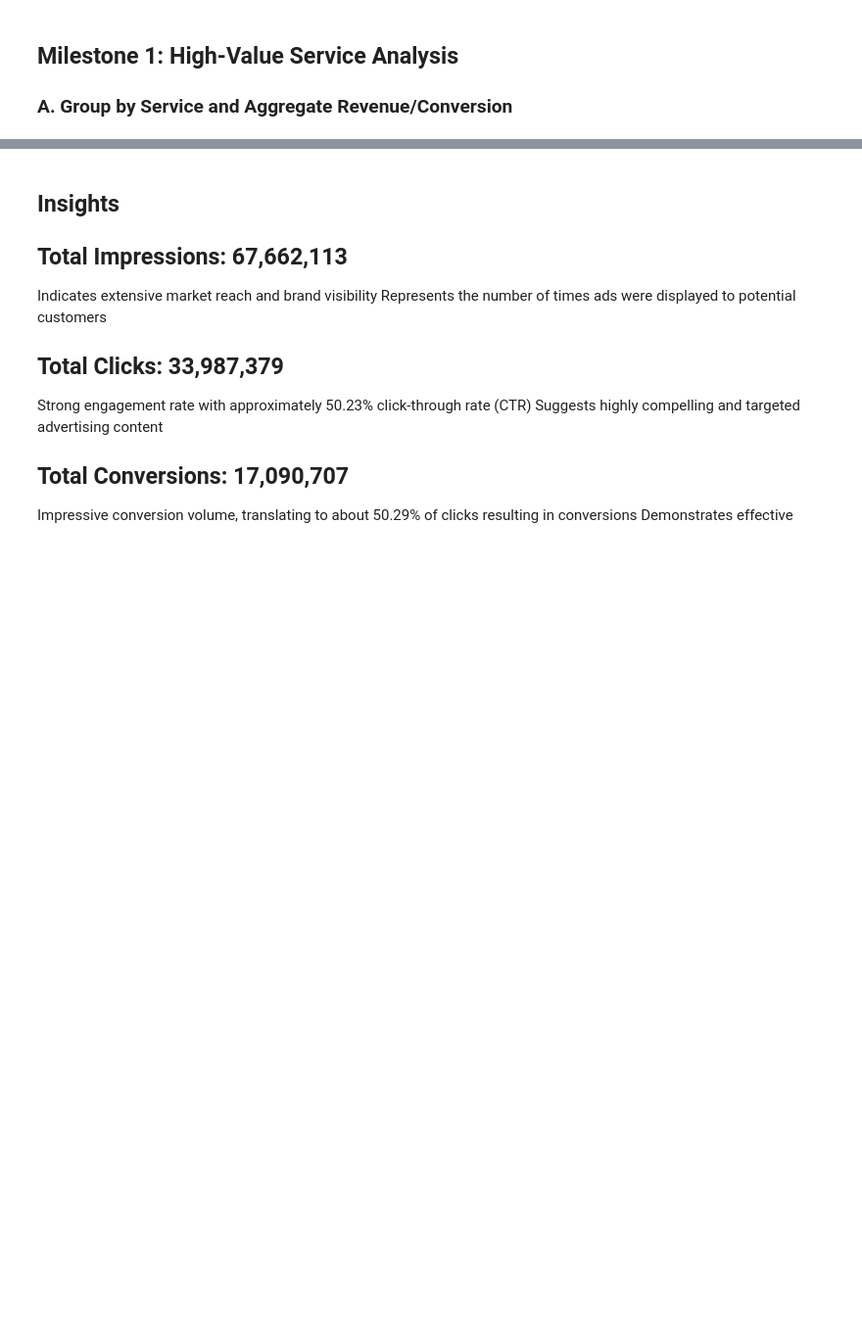
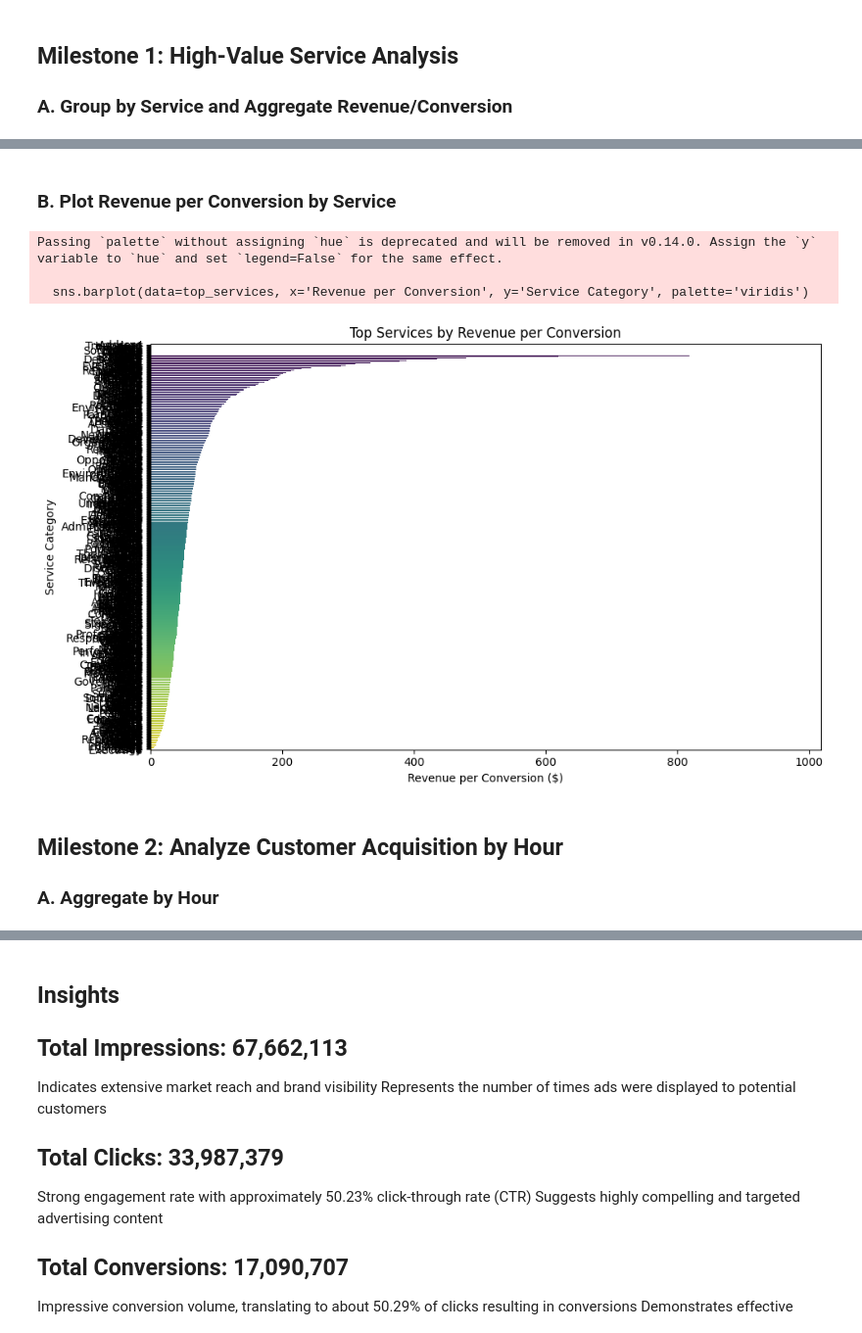
Before and after one commit to SamaraElshafey/FixMate_Home_Services, a Jupyter notebook: Samara Elshafey_FixMate Home Services.ipynb, the cells around one changed output, grey strips where cells are left out. Shown at 98% size. Drawn from its saved outputs; the diff is of its cells as text; code cells hidden in the pictures; blank space fills up the shorter version.

```diff
--- a/Samara Elshafey_FixMate Home Services.ipynb
+++ b/Samara Elshafey_FixMate Home Services.ipynb
@@ -19,8 +19,13 @@ Analyze customer acquisition by hour to find optimal ad delivery windows.
 * Ad spend
 # %%
 #Reading the data and first insights
+#Reading the data and first insights
 import pandas as pd
-df= pd.read_csv("FixMate_Home_Services.csv")
+
+file_id = '16q0co7QzkennBcafR8ETUYufAnDwZ8sk'
+url = f'https://drive.google.com/uc?id={file_id}'
+
+df = pd.read_csv(url)
 df.head()
 # %% [output]
 |  | Date | Time | Service Category | Technician | Ad Spend | Conversions | Revenue | Client Type |
@@ -185,0 +215,18 @@ print(top_services)
+# %% [markdown]
+### B. Plot Revenue per Conversion by Service
+# %%
+plt.figure(figsize=(10, 6))
+sns.barplot(data=top_services, x='Revenue per Conversion', y='Service Category', palette='viridis')
+plt.title('Top Services by Revenue per Conversion')
+plt.xlabel('Revenue per Conversion ($)')
+plt.ylabel('Service Category')
+plt.tight_layout()
+plt.show()
+# %% [output]
+Passing `palette` without assigning `hue` is deprecated and will be removed in v0.14.0. Assign the `y` variable to `hue` and set `legend=False` for the same effect.
+
+  sns.barplot(data=top_services, x='Revenue per Conversion', y='Service Category', palette='viridis')
+[figure, added]
+# %% [markdown]
+## Milestone 2: Analyze Customer Acquisition by Hour
+### A. Aggregate by Hour
```
Also changed, not shown: parts of 10 cells of this notebook.
